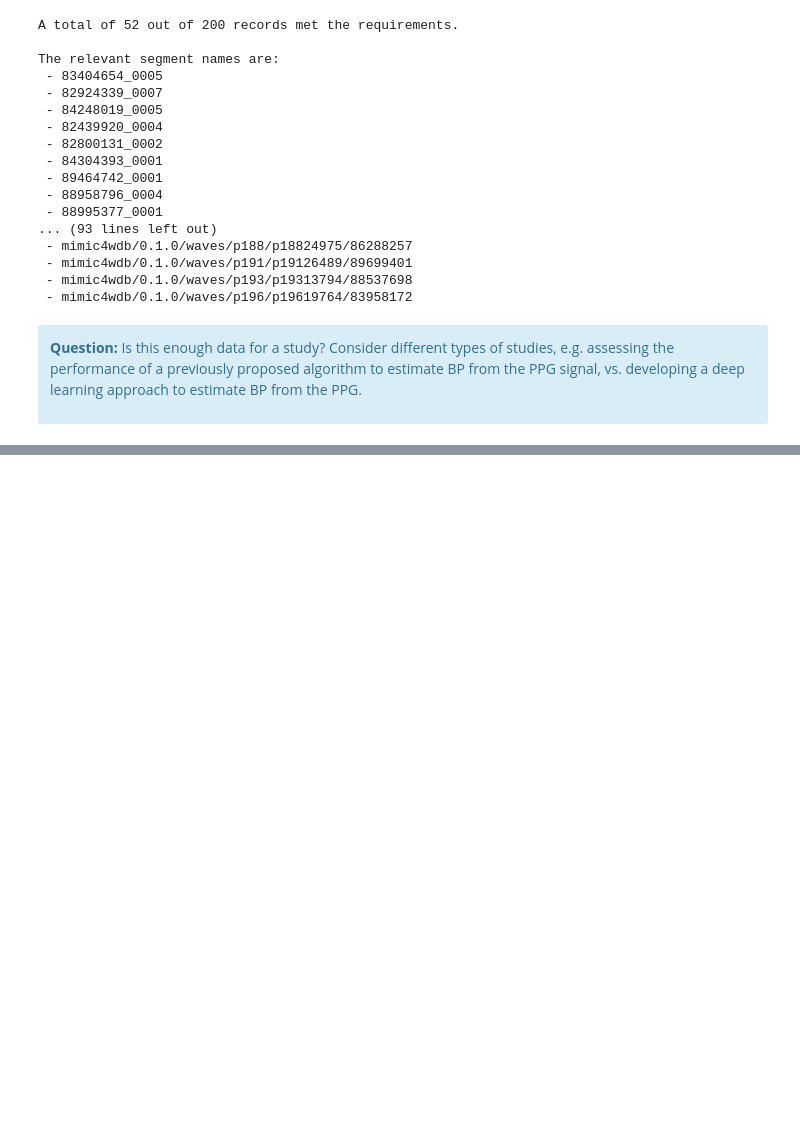
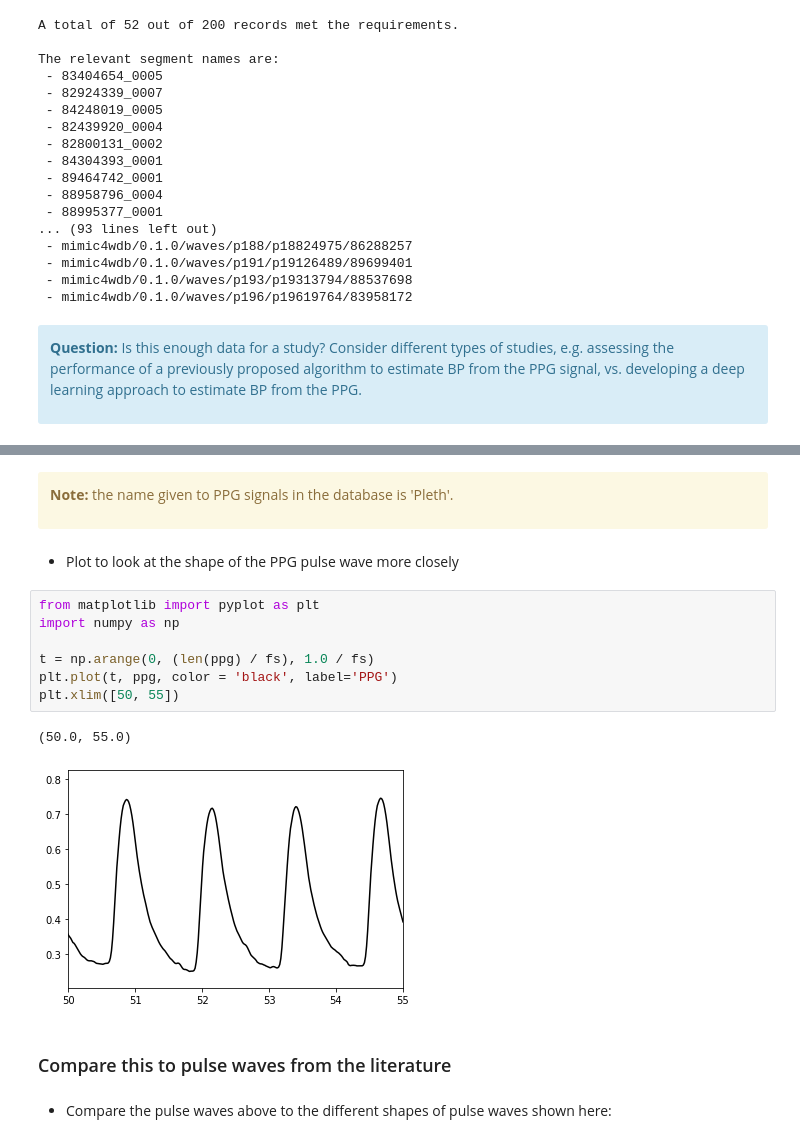
Before and after one commit to peterhcharlton/bsp-book, a Jupyter notebook: content/tutorial/notebooks/data-exploration.ipynb, the cells around one changed output, grey strips where cells are left out. Saved outputs shown, nothing was run; the diff lists cells and outputs as text; blank space fills up the shorter version.

```diff
--- a/content/tutorial/notebooks/data-exploration.ipynb
+++ b/content/tutorial/notebooks/data-exploration.ipynb
@@ -319,0 +502,18 @@ The relevant segment names are:
+# %% [markdown]
+<div class="alert alert-block alert-warning"><p><b>Note:</b> the name given to PPG signals in the database is 'Pleth'.</p></div>
+# %% [markdown]
+- Plot to look at the shape of the PPG pulse wave more closely
+# %%
+from matplotlib import pyplot as plt
+import numpy as np
+
+t = np.arange(0, (len(ppg) / fs), 1.0 / fs)
+plt.plot(t, ppg, color = 'black', label='PPG')
+plt.xlim([50, 55])
+# %% [output]
+(50.0, 55.0)
+[figure, added]
+# %% [markdown]
+### Compare this to pulse waves from the literature
+# %% [markdown]
+- Compare the pulse waves above to the different shapes of pulse waves shown here:
```
Also changed, not shown: parts of 39 cells of this notebook, 2 other files.
